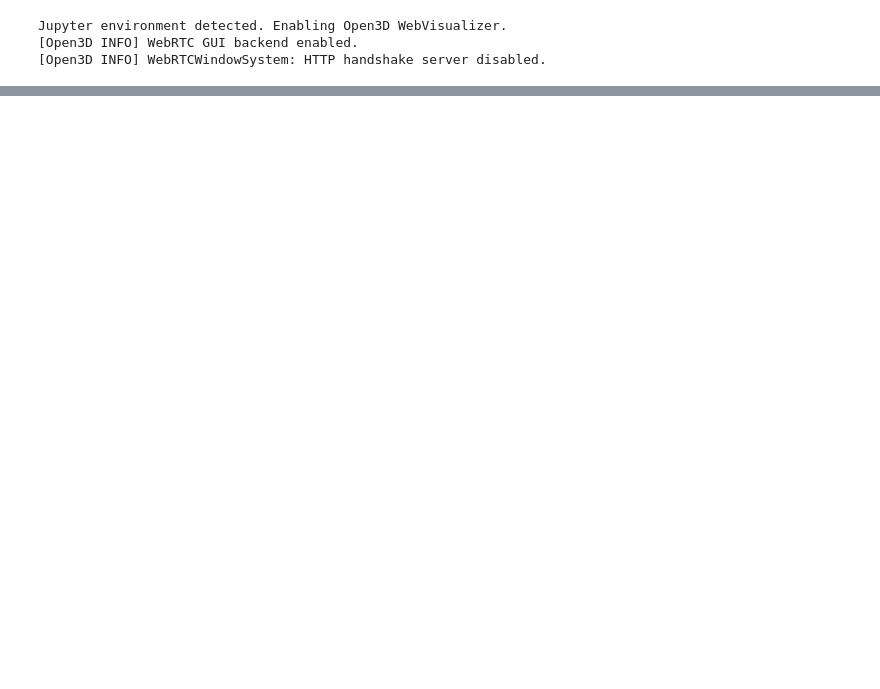
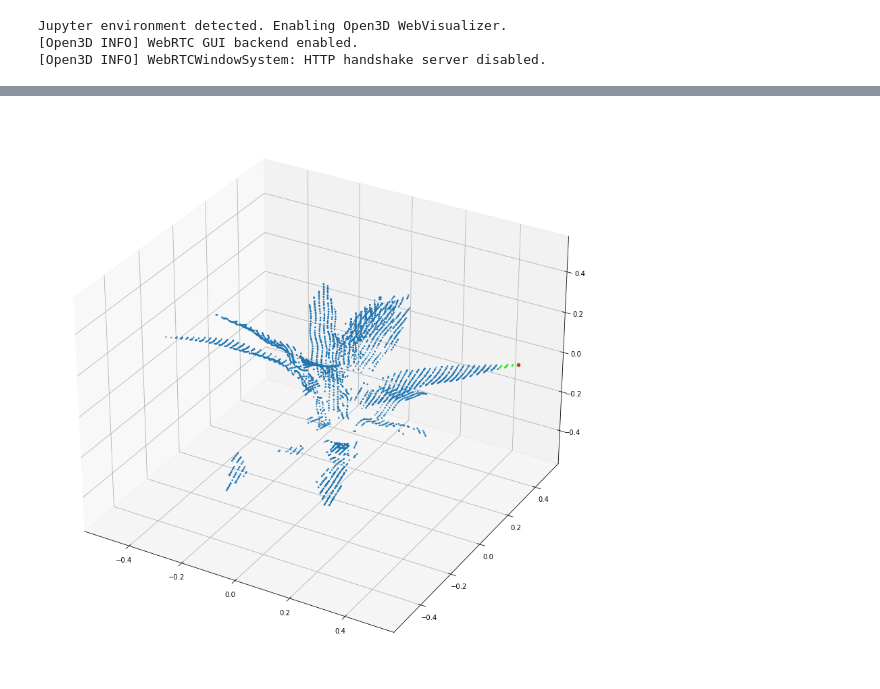
Before and after one commit to ariyanzri/PlantSegNet, a Jupyter notebook: notebooks/new_loss_function_test.ipynb, the cells around one changed output, grey strips where cells are left out. Saved outputs shown, nothing was run; the diff lists cells and outputs as text; code cells hidden in the pictures; blank space fills up the shorter version.

```diff
--- a/notebooks/new_loss_function_test.ipynb
+++ b/notebooks/new_loss_function_test.ipynb
@@ -11,3 +11,35 @@ from data import load_raw_data
 Jupyter environment detected. Enabling Open3D WebVisualizer.
 [Open3D INFO] WebRTC GUI backend enabled.
 [Open3D INFO] WebRTCWindowSystem: HTTP handshake server disabled.
+# %%
+pcd = load_raw_data.load_pcd_plyfile_new_approach("/space/ariyanzarei/sorghum_segmentation/dataset/synthetic/2022-09-29/PointCloud/S11_34281.ply", True, std_coef=0.2)
+points = pcd['points']
+labels = pcd['labels'].squeeze()
+
+maxs = np.max(points,0)
+
+ind = np.where(points[:,2] == maxs[2])[0][0]
+
+mins = np.min(points, axis=0)
+maxs = np.max(points, axis=0)
+mins = np.repeat(np.expand_dims(mins,0),points.shape[0],axis=0)
+maxs = np.repeat(np.expand_dims(maxs,0),points.shape[0],axis=0)
+
+points = (points - mins) / (maxs - mins) - 0.5
+
+dist_threshold = 0.07
+close_ind = np.where(np.sqrt(np.sum((points - points[ind])**2,1))<dist_threshold)
+far_ind = np.where(np.sqrt(np.sum((points - points[ind])**2,1))>=dist_threshold)
+
+d_colors = utils.distinct_colors(len(set(labels.tolist())))
+colors = np.zeros((labels.shape[0], 3))
+for i, l in enumerate(list(set(labels.tolist()))):
+    colors[labels == l, :] = d_colors[i]
+
+fig = plt.figure(figsize=(15,15))
+ax = fig.add_subplot(projection='3d')
+ax.scatter(points[far_ind,2],points[far_ind,0],points[far_ind,1], s=2)
+ax.scatter(points[ind,2],points[ind,0],points[ind,1], s=20, c=(1,0,0))
+ax.scatter(points[close_ind,2],points[close_ind,0],points[close_ind,1], s=2, c=(0,1,0))
+plt.show()
+# %% [output]
@@ -14 +48,2 @@ Jupyter environment detected. Enabling Open3D WebVisualizer.
+[figure, added]
 # %%
```
Also changed, not shown: parts of 2 cells of this notebook, 3 other files.
